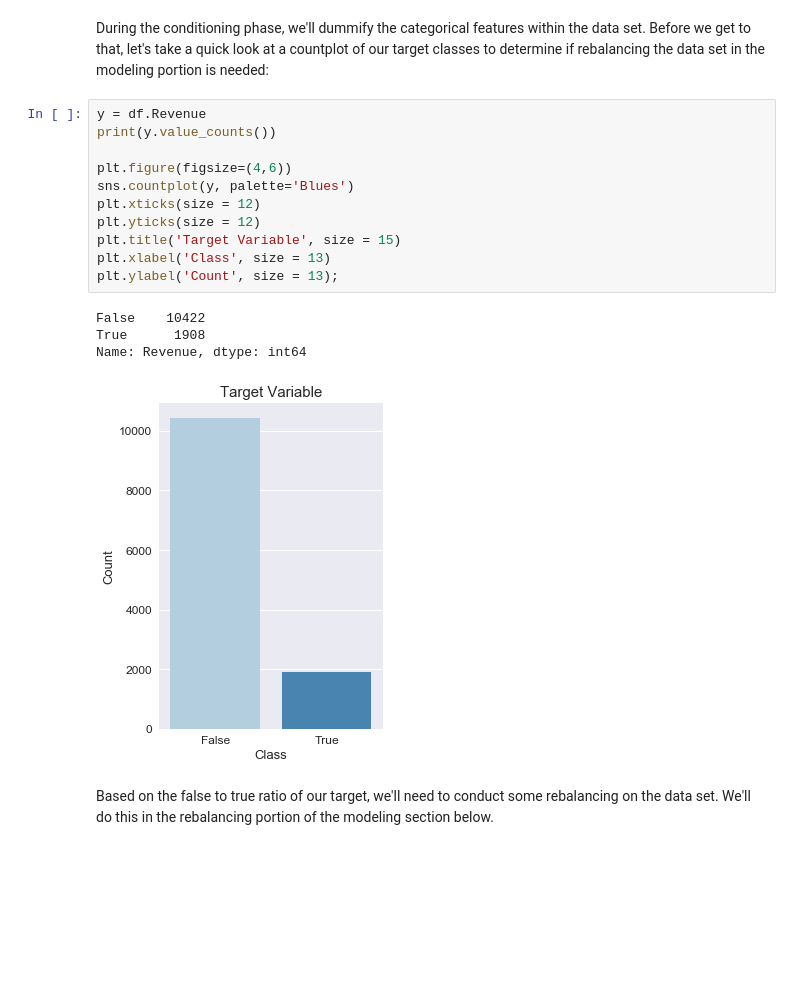
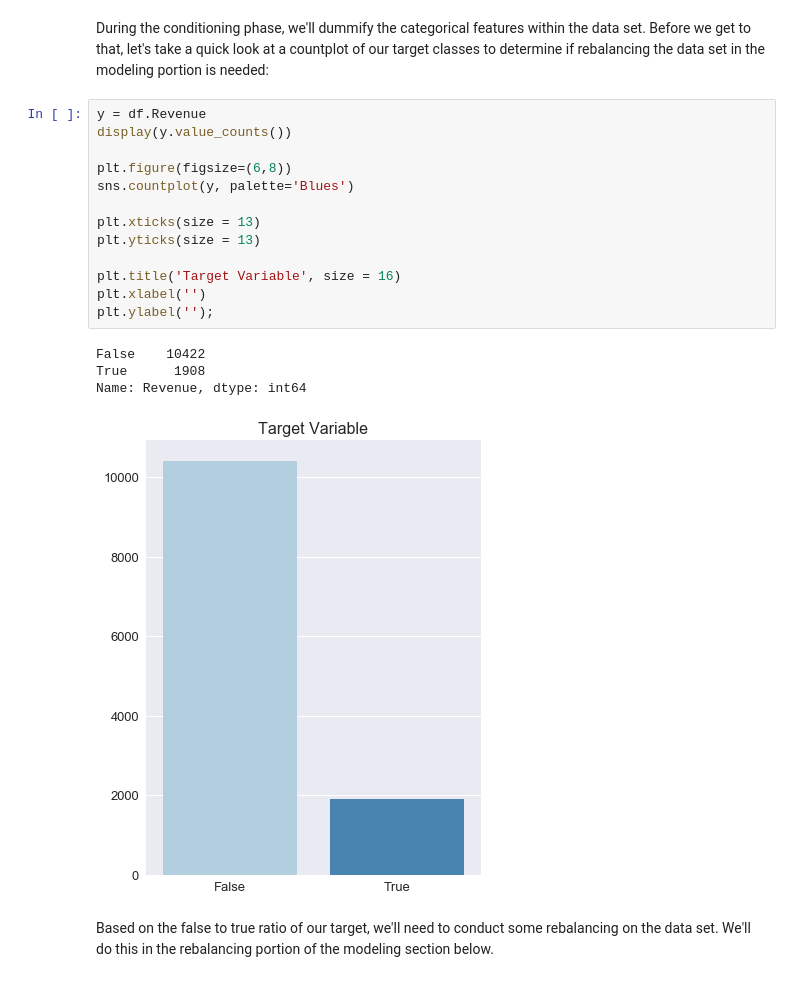
Before and after one commit to jonathanericksen/Shopping_With_Logistic_Regression, a Jupyter notebook: Shopping_With_Logistic_Regression.ipynb, the cells around one changed output. Drawn from its saved outputs; the diff is of its cells as text; blank space fills up the shorter version.

```diff
--- a/Shopping_With_Logistic_Regression.ipynb
+++ b/Shopping_With_Logistic_Regression.ipynb
@@ -294,20 +307,22 @@ plt.xlabel('Count', size = 13);
 During the conditioning phase, we'll dummify the categorical features within the data set. Before we get to that, let's take a quick look at a countplot of our target classes to determine if rebalancing the data set in the modeling portion is needed:
 # %%
 y = df.Revenue
-print(y.value_counts())
+display(y.value_counts())
 
-plt.figure(figsize=(4,6))
+plt.figure(figsize=(6,8))
 sns.countplot(y, palette='Blues')
-plt.xticks(size = 12)
-plt.yticks(size = 12)
-plt.title('Target Variable', size = 15)
-plt.xlabel('Class', size = 13)
-plt.ylabel('Count', size = 13);
+
+plt.xticks(size = 13)
+plt.yticks(size = 13)
+
+plt.title('Target Variable', size = 16)
+plt.xlabel('')
+plt.ylabel('');
 # %% [output]
 False    10422
 True      1908
 Name: Revenue, dtype: int64
-[figure, old version]
+[figure, new version]
 # %% [markdown]
 Based on the false to true ratio of our target, we'll need to conduct some rebalancing on the data set. We'll do this in the rebalancing portion of the modeling section below.
 # %% [markdown]
```
Also changed, not shown: parts of 13 cells of this notebook.
